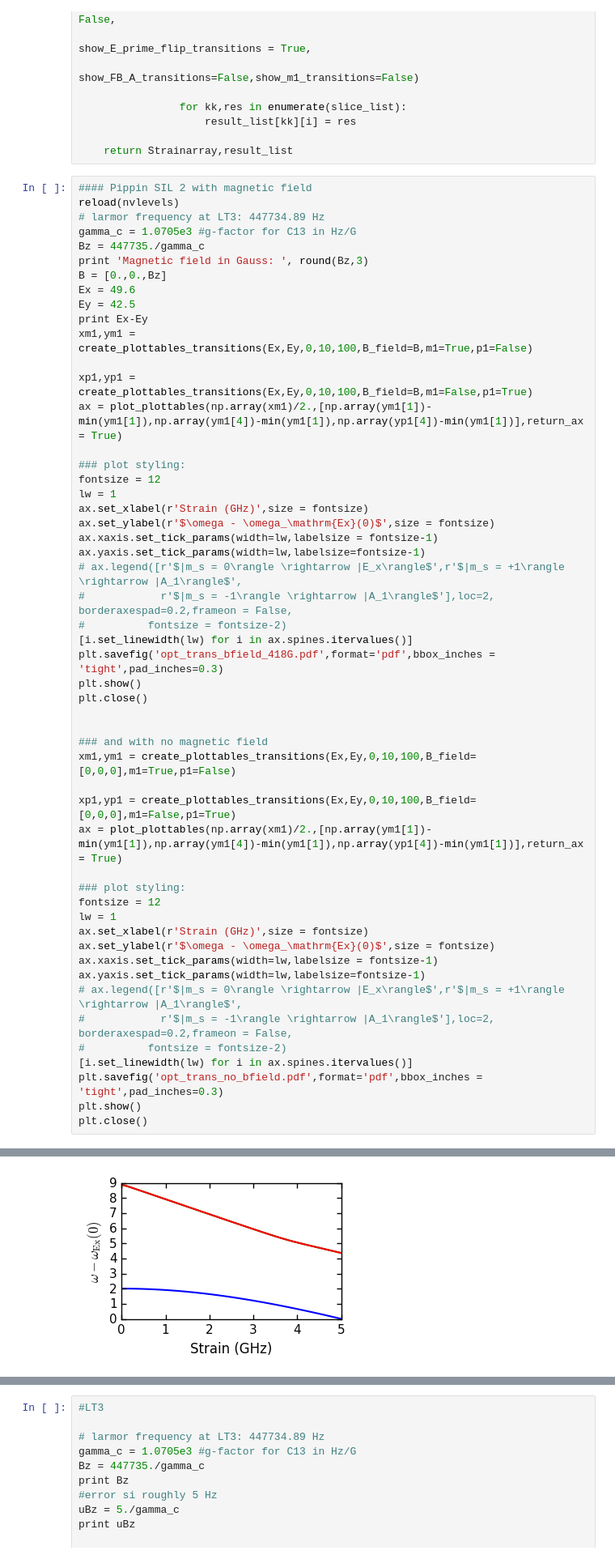
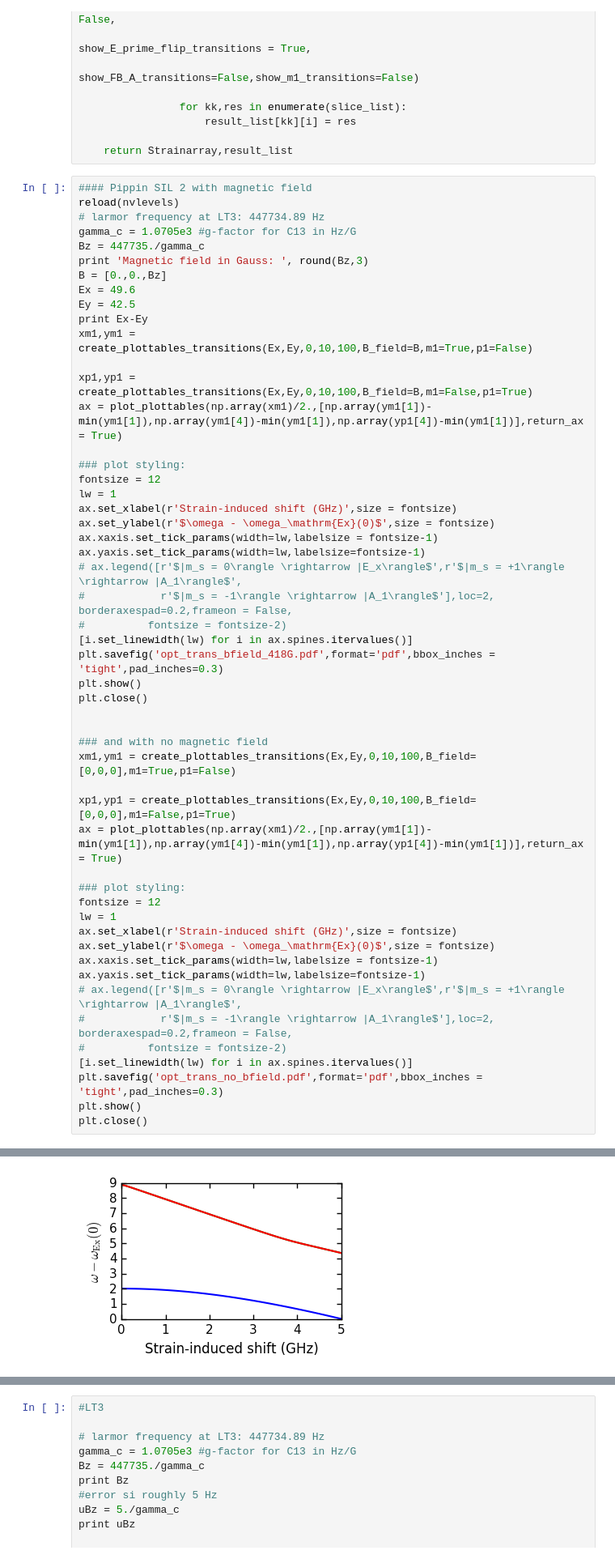
Before and after one commit to zaguros/analysis, a Jupyter notebook: notebooks/purification/NV levels.ipynb, the cells around one changed output, grey strips where cells are left out. Shown at 81% size. Cells and saved outputs as stored; diff of their text form.

```diff
--- a/notebooks/purification/NV levels.ipynb
+++ b/notebooks/purification/NV levels.ipynb
@@ -121,7 +121,7 @@ ax = plot_plottables(np.array(xm1)/2.,[np.array(ym1[1])-min(ym1[1]),np.array(ym1
 ### plot styling:
 fontsize = 12
 lw = 1
-ax.set_xlabel(r'Strain (GHz)',size = fontsize)
+ax.set_xlabel(r'Strain-induced shift (GHz)',size = fontsize)
 ax.set_ylabel(r'$\omega - \omega_\mathrm{Ex}(0)$',size = fontsize)
 ax.xaxis.set_tick_params(width=lw,labelsize = fontsize-1)
 ax.yaxis.set_tick_params(width=lw,labelsize=fontsize-1)
@@ -131,34 +131,34 @@ ax.yaxis.set_tick_params(width=lw,labelsize=fontsize-1)
 [i.set_linewidth(lw) for i in ax.spines.itervalues()]
 plt.savefig('opt_trans_bfield_418G.pdf',format='pdf',bbox_inches = 'tight',pad_inches=0.3)
 plt.show()
 plt.close()
 
 
 ### and with no magnetic field
 xm1,ym1 = create_plottables_transitions(Ex,Ey,0,10,100,B_field=[0,0,0],m1=True,p1=False)
 
 xp1,yp1 = create_plottables_transitions(Ex,Ey,0,10,100,B_field=[0,0,0],m1=False,p1=True)
 ax = plot_plottables(np.array(xm1)/2.,[np.array(ym1[1])-min(ym1[1]),np.array(ym1[4])-min(ym1[1]),np.array(yp1[4])-min(ym1[1])],return_ax = True)
 
 ### plot styling:
 fontsize = 12
 lw = 1
-ax.set_xlabel(r'Strain (GHz)',size = fontsize)
+ax.set_xlabel(r'Strain-induced shift (GHz)',size = fontsize)
 ax.set_ylabel(r'$\omega - \omega_\mathrm{Ex}(0)$',size = fontsize)
 ax.xaxis.set_tick_params(width=lw,labelsize = fontsize-1)
 ax.yaxis.set_tick_params(width=lw,labelsize=fontsize-1)
 # ax.legend([r'$|m_s = 0\rangle \rightarrow |E_x\rangle$',r'$|m_s = +1\rangle \rightarrow |A_1\rangle$',
 #            r'$|m_s = -1\rangle \rightarrow |A_1\rangle$'],loc=2, borderaxespad=0.2,frameon = False,
 #          fontsize = fontsize-2)
 [i.set_linewidth(lw) for i in ax.spines.itervalues()]
 plt.savefig('opt_trans_no_bfield.pdf',format='pdf',bbox_inches = 'tight',pad_inches=0.3)
 plt.show()
 plt.close()
 # %% [output]
 Magnetic field in Gauss:  418.248
 7.1
 m1 transitions
 p1
-[figure, old version]
+[figure, new version]
 m1 transitions
 p1
```
Also changed, not shown: parts of 1 cell of this notebook, 4 other files.
